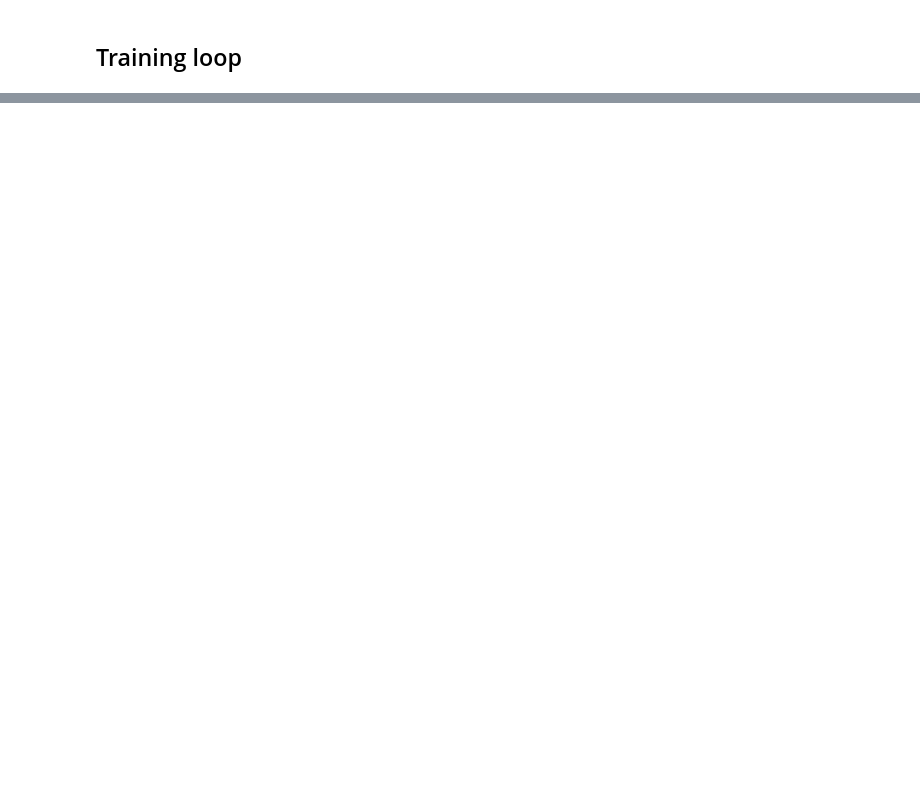
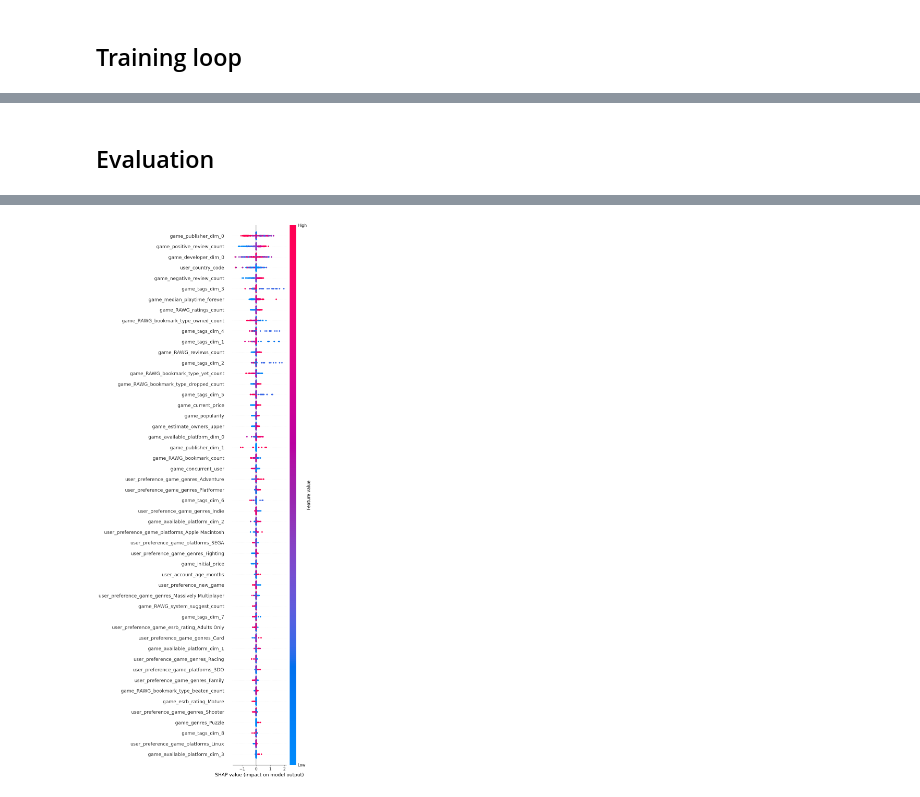
Before and after one commit to derickkan3356/Game-Recommendation-System, a Jupyter notebook: modeling/neural_network.ipynb, the cells around one changed output, grey strips where cells are left out. Saved outputs shown, nothing was run; the diff lists cells and outputs as text; code cells hidden in the pictures; blank space fills up the shorter version.

Commit message:
neural network (code only, not fully trained)

```diff
--- a/modeling/neural_network.ipynb
+++ b/modeling/neural_network.ipynb
@@ -200,7 +208,3 @@ train_df[train_df['game_tags'].apply(lambda x: len(x)==0)][['game_tags', 'game_t
 | 2307380 | [] | [0, 0, 0, 0, 0, 0, 0, 0, 0, 0, 0,... |
 | 1197667 | [] | [0, 0, 0, 0, 0, 0, 0, 0, 0, 0, 0,... |
 | 1368763 | [] | [0, 0, 0, 0, 0, 0, 0, 0, 0, 0, 0,... |
-# %%
-# Padded size
-for col in multi_cat_cols:
-    print(len(train_df[col + '_encoded_padded'].sample(1).values[0]))
@@ -247,3 +262,0 @@ for col in multi_cat_cols:
-# %%
-train_df = joblib.load(r'..\assets\combined\train_NN_processed.pkl')
-test_df = joblib.load(r'..\assets\combined\test_NN_processed.pkl')
@@ -702,0 +774,3 @@ for key, value in best_trial.params.items():
+# %%
+device = torch.device("cuda" if torch.cuda.is_available() else "cpu")
+best_model = torch.load(r'..\assets\model\PyTorch_trained_model.pth', weights_only=False).to(device)
@@ -702,0 +821,2 @@ for key, value in best_trial.params.items():
+# %% [markdown]
+## Evaluation
@@ -702,0 +832,43 @@ for key, value in best_trial.params.items():
+# %%
+feature_names = single_cat_cols + [f"{col}_dim_{dim}"
+    for i, col in enumerate(multi_cat_cols)
+    for dim in range(multi_cat_n_columns[i])
+] + num_cols + bool_cols + [f"{col}_dim_{dim}"
+    for i, col in enumerate(cf_emb_cols)
+    for dim in range(CF_n_columns[i])
+]
+# %%
+def model_wrapper(input_data):
+    with torch.no_grad():
+        input_tensor = torch.tensor(input_data).float().to(device)
+        output_tensor = best_model(input_tensor)
+        return output_tensor.cpu().numpy()
+
+sample_data = [input_batch for input_batch, _, _ in test_loader]
+sample_data = torch.cat(sample_data, dim=0)
+
+rng = np.random.default_rng()
+
+# Background and feature batches
+background_data = sample_data[rng.choice(sample_data.shape[0], 100, replace=False)].numpy()
+feature_data_batch = sample_data[rng.choice(sample_data.shape[0], 200, replace=False)].numpy()
+
+# SHAP explanation
+explainer = shap.KernelExplainer(model_wrapper, background_data)
+shap_values = explainer.shap_values(feature_data_batch)
+
+shap_values = np.squeeze(np.array(shap_values, dtype=np.float64))
+feature_data_batch = feature_data_batch.astype(np.float64)
+
+shap_value_df = pd.DataFrame(shap_values, columns=feature_names)
+feature_data_df = pd.DataFrame(feature_data_batch, columns=feature_names)
+
+# Visualize SHAP summary plot
+shap.initjs()
+shap.summary_plot(
+    shap_value_df.values,
+    feature_data_df.values,
+    feature_names=list(shap_value_df.columns),
+    max_display=50
+)
+# %% [output]
@@ -702,0 +876 @@ for key, value in best_trial.params.items():
+[figure, added]
```
Also changed, not shown: parts of 26 cells of this notebook, 2 other files.
